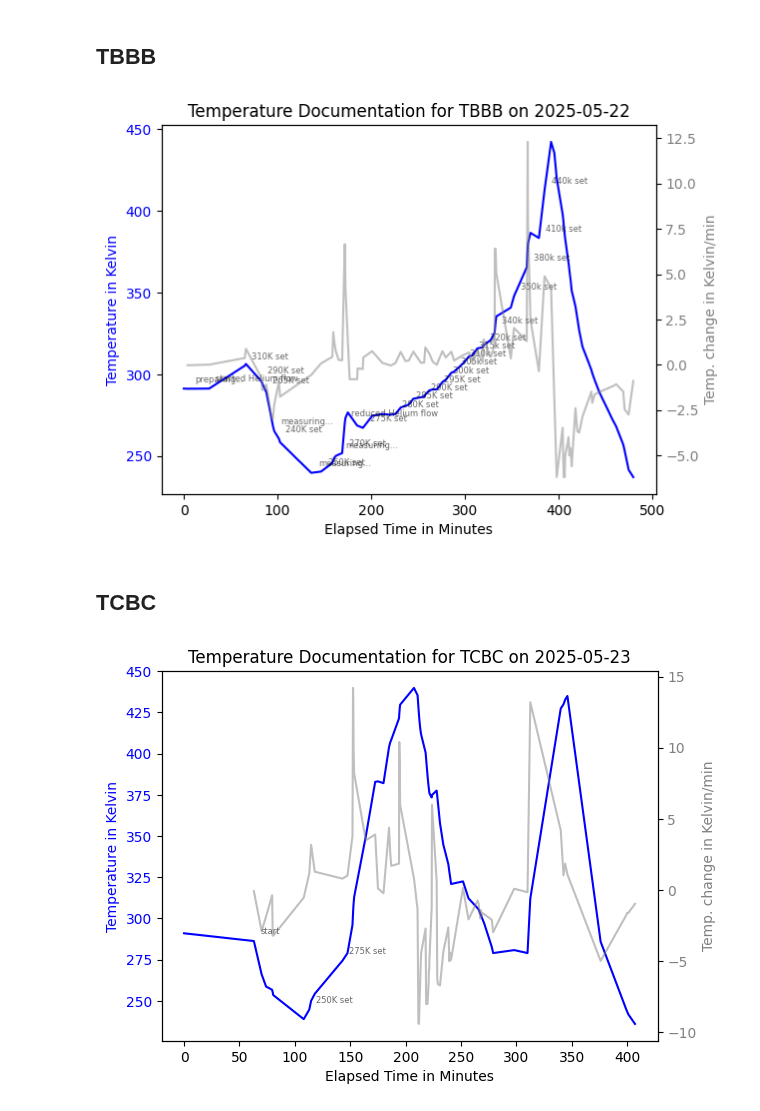
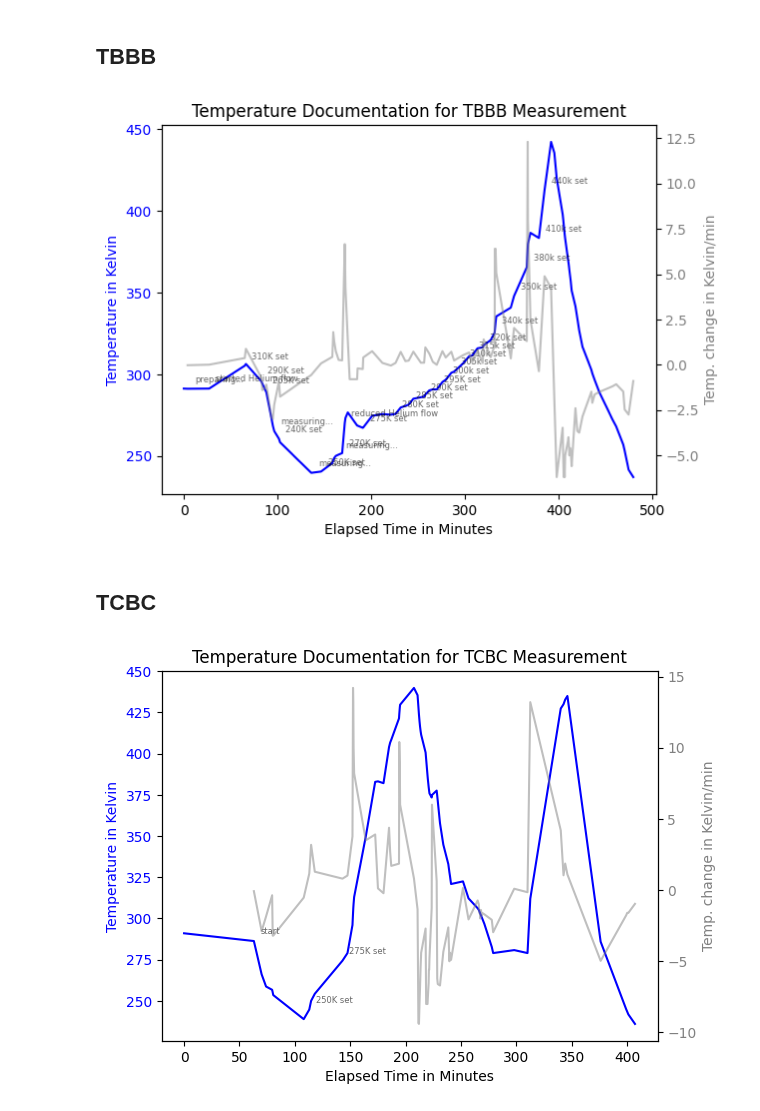
Before and after one commit to FlorianAdamczyk/auswertung_neu, a Jupyter notebook: 2025-05-27 Auswertung TCBC TBBB LNO/TempDoc/TempDoc_TBBB-TCBC.ipynb, the cells around one changed output. Cells and saved outputs as stored; diff of their text form; code cells hidden in the pictures.

```diff
--- a/2025-05-27 Auswertung TCBC TBBB LNO/TempDoc/TempDoc_TBBB-TCBC.ipynb
+++ b/2025-05-27 Auswertung TCBC TBBB LNO/TempDoc/TempDoc_TBBB-TCBC.ipynb
@@ -11,35 +11,35 @@ df_txt = pd.read_csv('./2025-05-22 TBBB temp.txt', delimiter='\t')
 
 fig, ax1 = plt.subplots()
 
 ax2 = ax1.twinx()
 ax2.set_ylabel("Temp. change in Kelvin/min", color="grey")
 ax2.plot(df_txt["Zeit / min"], df_txt["K pro min"], color="grey", alpha=0.5)
 ax2.tick_params(axis='y', labelcolor="grey")
 
 ax1.set_xlabel("Elapsed Time in Minutes")
 ax1.set_ylabel("Temperature in Kelvin", color="blue")
 ax1.plot(df_txt["Zeit / min"], df_txt["Temp / Kelvin"], color="blue")
 ax1.tick_params(axis='y', labelcolor="blue")
 
 for idx, row in df_txt.iterrows():
     kommentar = row.get("Kommentar")
     if isinstance(kommentar, str) and kommentar.strip():
         ax1.annotate(
             kommentar,
             (row["Zeit / min"], row["Temp / Kelvin"]),
             textcoords="offset points",
             xytext=(5, 5),
             fontsize=6,
             alpha=0.6
         )
 
-plt.title("Temperature Documentation for TBBB on 2025-05-22")
+plt.title("Temperature Documentation for TBBB Measurement")
 plt.show()
 
 fig.savefig("tempDoc_TBBB.png", dpi=600)
 fig.savefig("tempDoc_TBBB.pdf", dpi=600)
 # %% [output]
-[figure, old version]
+[figure, new version]
 # %% [markdown]
 ## TCBC
 # %%
@@ -70,10 +70,10 @@ for idx, row in df_txt.iterrows():
             alpha=0.6
         )
 
-plt.title("Temperature Documentation for TCBC on 2025-05-23")
+plt.title("Temperature Documentation for TCBC Measurement")
 plt.show()
 
 fig.savefig("tempDoc_TCBC.png", dpi=600)
 fig.savefig("tempDoc_TCBC.pdf", dpi=600)
 # %% [output]
-[figure, old version]
+[figure, new version]
```
Also changed, not shown: 29 other files.
